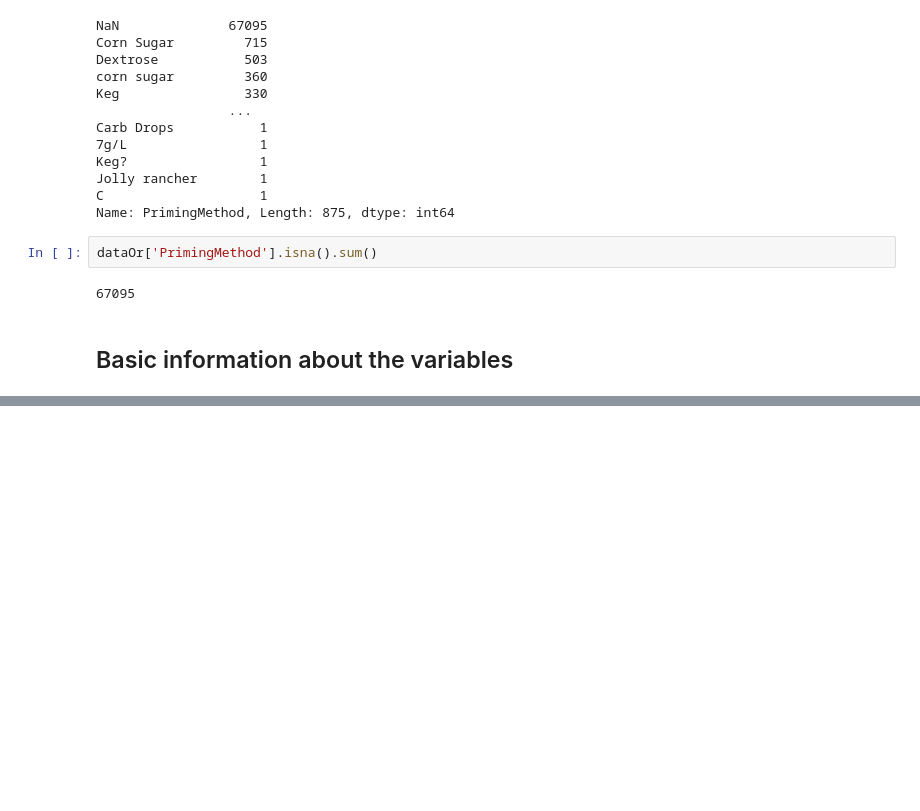
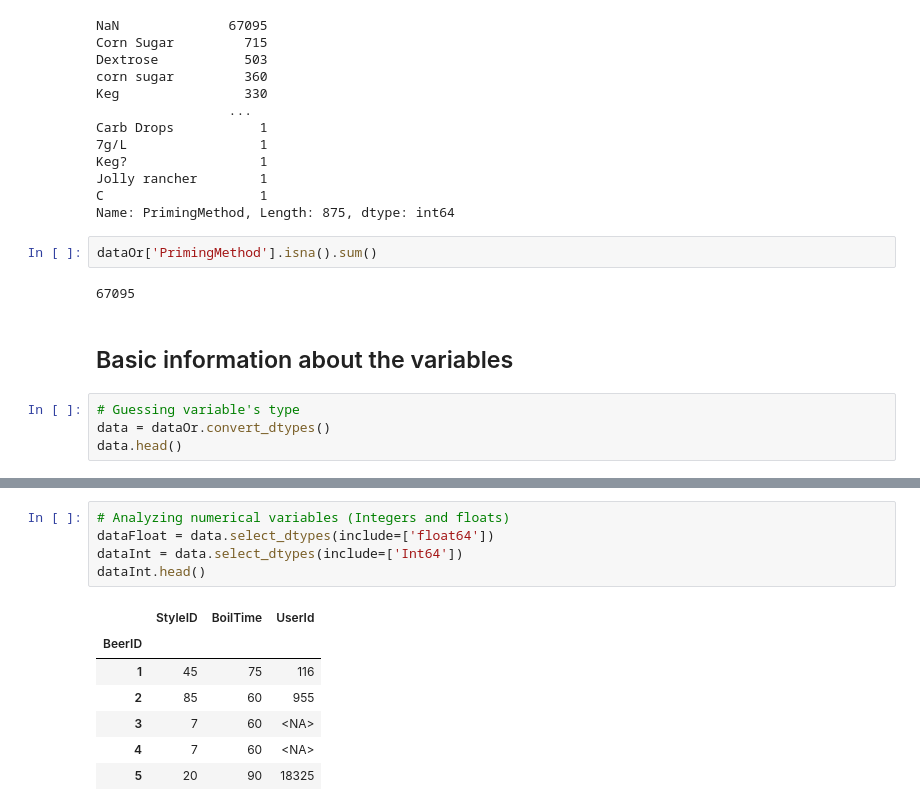
Before and after one commit to luismanriqueruiz/machine_learning, a Jupyter notebook: missing_data/missingData.ipynb, the cells around one changed output, grey strips where cells are left out. Drawn from its saved outputs; the diff is of its cells as text; blank space fills up the shorter version.

```diff
--- a/missing_data/missingData.ipynb
+++ b/missing_data/missingData.ipynb
@@ -68,3 +68,7 @@ dataOr['PrimingMethod'].isna().sum()
 67095
 # %% [markdown]
 ## Basic information about the variables
+# %%
+# Guessing variable's type
+data = dataOr.convert_dtypes()
+data.head()
@@ -70,0 +99,13 @@ dataOr['PrimingMethod'].isna().sum()
+# %%
+# Analyzing numerical variables (Integers and floats)
+dataFloat = data.select_dtypes(include=['float64'])
+dataInt = data.select_dtypes(include=['Int64'])
+dataInt.head()
+# %% [output]
+|  | StyleID | BoilTime | UserId |
+| BeerID |  |  |  |
+| 1 | 45 | 75 | 116 |
+| 2 | 85 | 60 | 955 |
+| 3 | 7 | 60 | <NA> |
+| 4 | 7 | 60 | <NA> |
+| 5 | 20 | 90 | 18325 |
```
Also changed, not shown: parts of 6 cells of this notebook.
